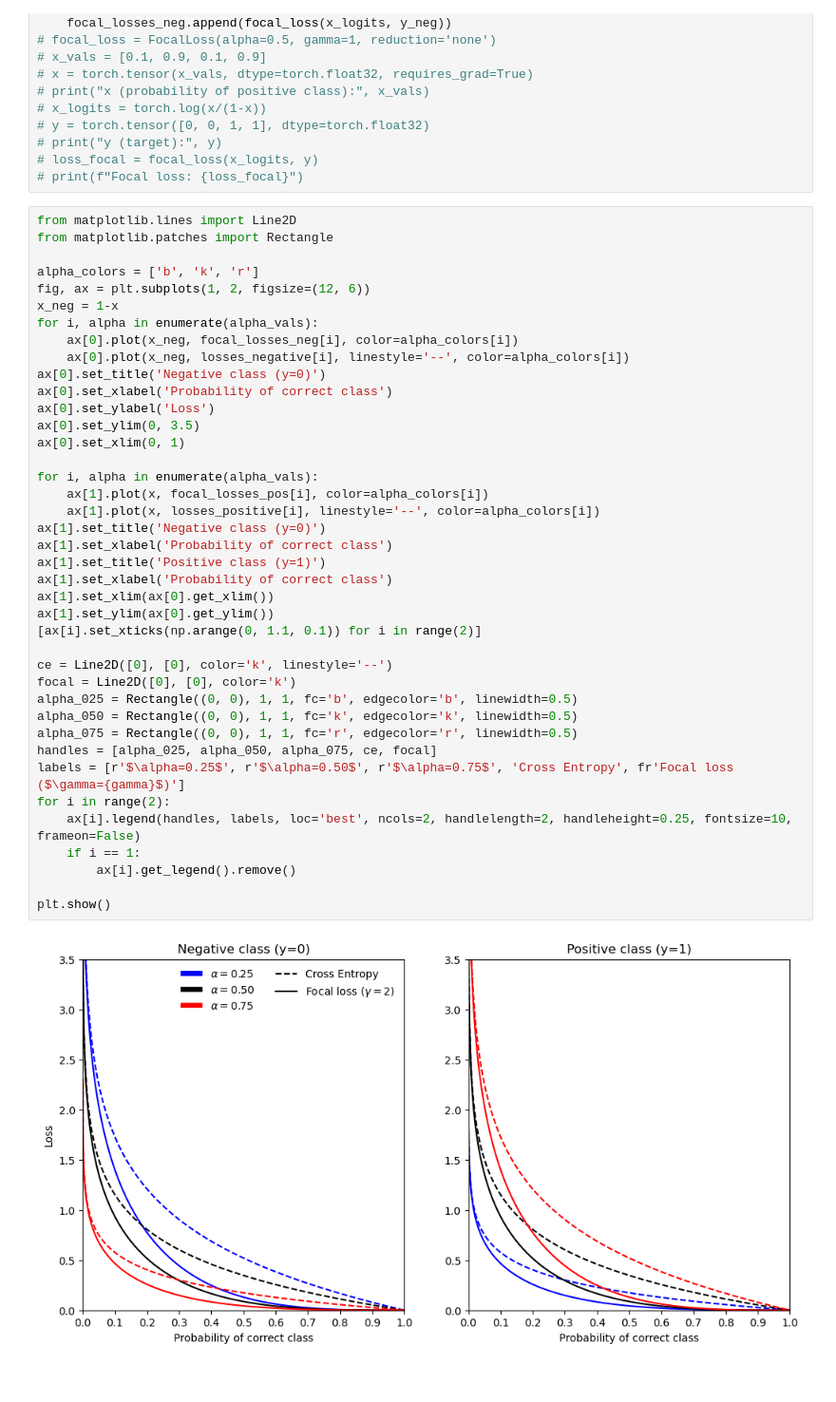
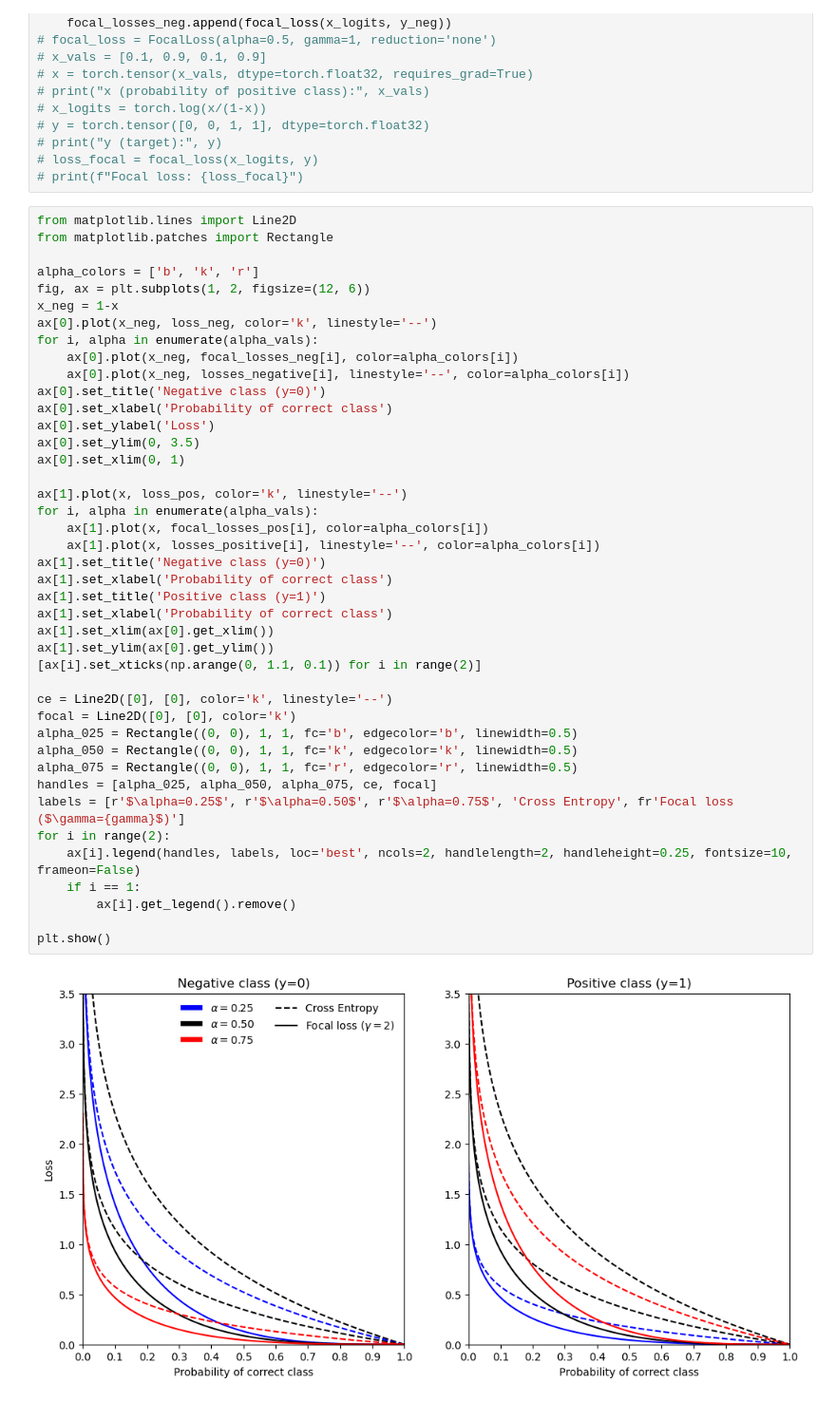
Before and after one commit to jespeols/ARFusion, a Jupyter notebook: loss_experimentation.ipynb, the cells around one changed output. Shown at 95% size. Saved outputs shown, nothing was run; the diff lists cells and outputs as text.

```diff
--- a/loss_experimentation.ipynb
+++ b/loss_experimentation.ipynb
@@ -536,6 +538,7 @@ from matplotlib.patches import Rectangle
 alpha_colors = ['b', 'k', 'r']
 fig, ax = plt.subplots(1, 2, figsize=(12, 6))
 x_neg = 1-x
+ax[0].plot(x_neg, loss_neg, color='k', linestyle='--')
 for i, alpha in enumerate(alpha_vals):
     ax[0].plot(x_neg, focal_losses_neg[i], color=alpha_colors[i])
     ax[0].plot(x_neg, losses_negative[i], linestyle='--', color=alpha_colors[i])
@@ -543,31 +546,32 @@ ax[0].set_title('Negative class (y=0)')
 ax[0].set_xlabel('Probability of correct class')
 ax[0].set_ylabel('Loss')
 ax[0].set_ylim(0, 3.5)
 ax[0].set_xlim(0, 1)
 
+ax[1].plot(x, loss_pos, color='k', linestyle='--')
 for i, alpha in enumerate(alpha_vals):
     ax[1].plot(x, focal_losses_pos[i], color=alpha_colors[i])
     ax[1].plot(x, losses_positive[i], linestyle='--', color=alpha_colors[i])
 ax[1].set_title('Negative class (y=0)')
 ax[1].set_xlabel('Probability of correct class')
 ax[1].set_title('Positive class (y=1)')
 ax[1].set_xlabel('Probability of correct class')
 ax[1].set_xlim(ax[0].get_xlim())
 ax[1].set_ylim(ax[0].get_ylim())
 [ax[i].set_xticks(np.arange(0, 1.1, 0.1)) for i in range(2)]
 
 ce = Line2D([0], [0], color='k', linestyle='--')
 focal = Line2D([0], [0], color='k')
 alpha_025 = Rectangle((0, 0), 1, 1, fc='b', edgecolor='b', linewidth=0.5)
 alpha_050 = Rectangle((0, 0), 1, 1, fc='k', edgecolor='k', linewidth=0.5)
 alpha_075 = Rectangle((0, 0), 1, 1, fc='r', edgecolor='r', linewidth=0.5)
 handles = [alpha_025, alpha_050, alpha_075, ce, focal]
 labels = [r'$\alpha=0.25$', r'$\alpha=0.50$', r'$\alpha=0.75$', 'Cross Entropy', fr'Focal loss ($\gamma={gamma}$)']
 for i in range(2):
     ax[i].legend(handles, labels, loc='best', ncols=2, handlelength=2, handleheight=0.25, fontsize=10, frameon=False)
     if i == 1:
         ax[i].get_legend().remove()
 
 plt.show()
 # %% [output]
-[figure, old version]
+[figure, new version]
```
Also changed, not shown: parts of 9 cells of this notebook, 16 other files.
